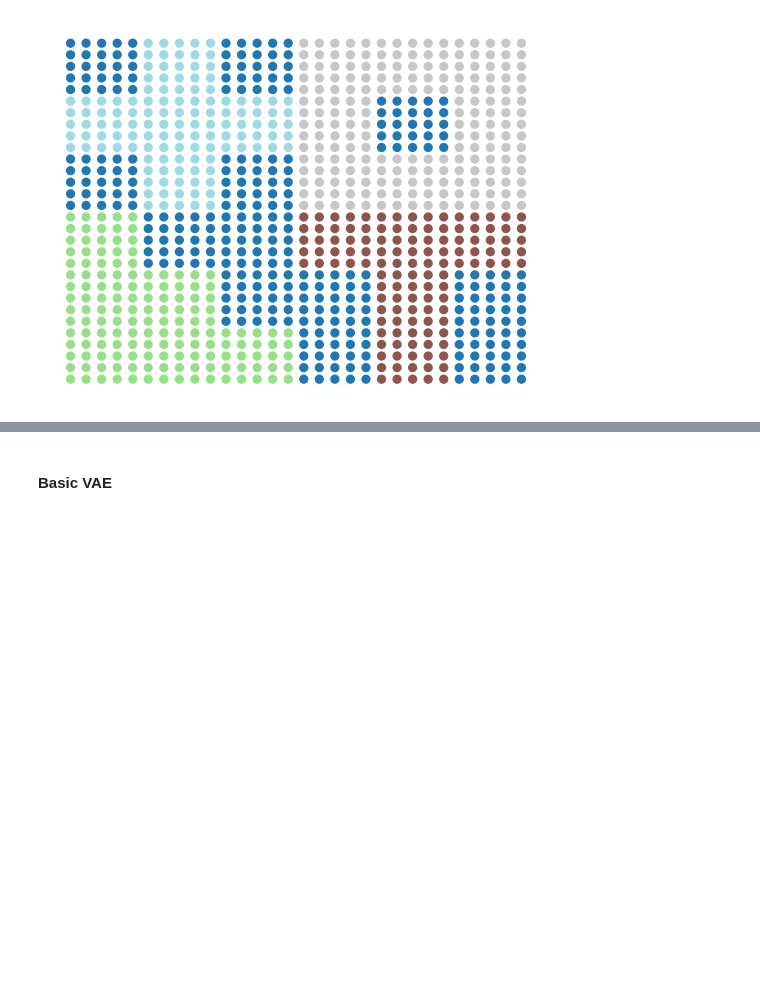
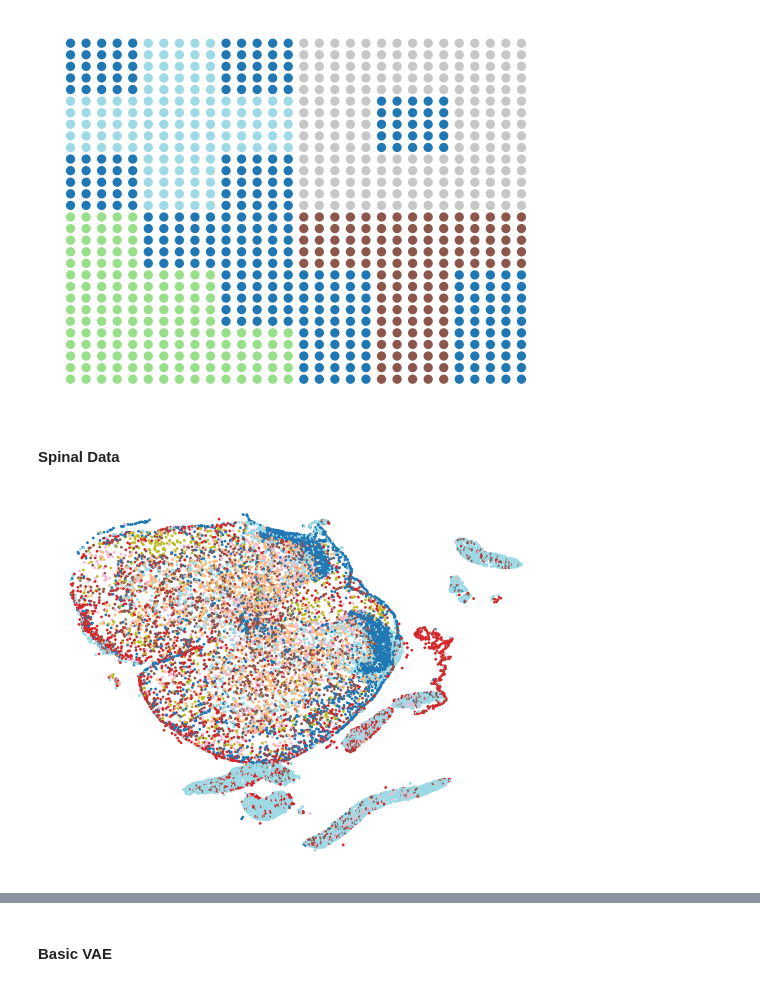
Before and after one commit to craigfouts/NeuralTopicModels, a Jupyter notebook: sandbox.ipynb, the cells around one changed output, grey strips where cells are left out. Drawn from its saved outputs; the diff is of its cells as text; code cells hidden in the pictures; blank space fills up the shorter version.

Commit message:
Added spinal data

```diff
--- a/sandbox.ipynb
+++ b/sandbox.ipynb
@@ -37,3 +44,31 @@ X, X_labels = sim.generate_dataset(N_GENES, N_INFORMATIVE, N_CELLS, N_TOPICS, BL
 util.visualize_dataset(X, X_labels, size=32, show_ax=False)
 # %% [output]
 [figure]
+# %% [markdown]
+#### Spinal Data
+# %%
+def remove_lonely(data, labels, threshold=225., n_neighbors=12):
+    locs = data[:, :2]
+    knn = NearestNeighbors(n_neighbors=n_neighbors).fit(locs)
+    max_dist = knn.kneighbors()[0].max(-1)
+    remove_idx, = np.where(max_dist > threshold)
+    data = np.delete(data, remove_idx, axis=0)
+    labels = np.delete(labels, remove_idx, axis=0)
+    return data, labels
+
+def read_spine_data(filename, threshold=225., n_neighbors=12, feature_key='protein', id_key='protein:celltype'):
+    mdata = mu.read(filename)
+    x, y = mdata['physical'].obsm['spatial'].T
+    features = mdata[feature_key].X
+    data = np.concatenate([x[None].T, y[None].T, features], -1)
+    ids = mdata.obs[id_key]
+    labels = np.unique(ids, return_inverse=True)[1]
+    if threshold is not None:
+        data, labels = remove_lonely(data, labels, threshold, n_neighbors)
+    return data, labels
+# %%
+X, X_labels = read_spine_data('data/m387ntga2.h5mu')
+clear_output()
+util.visualize_dataset(X, X_labels, size=1, show_ax=False)
+# %% [output]
+[figure, added]
```
Also changed, not shown: parts of 4 cells of this notebook, 3 other files.
